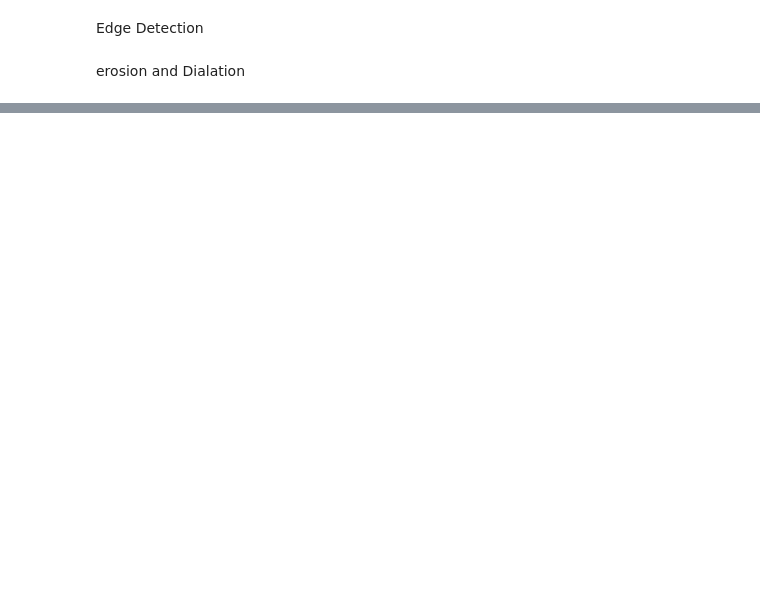
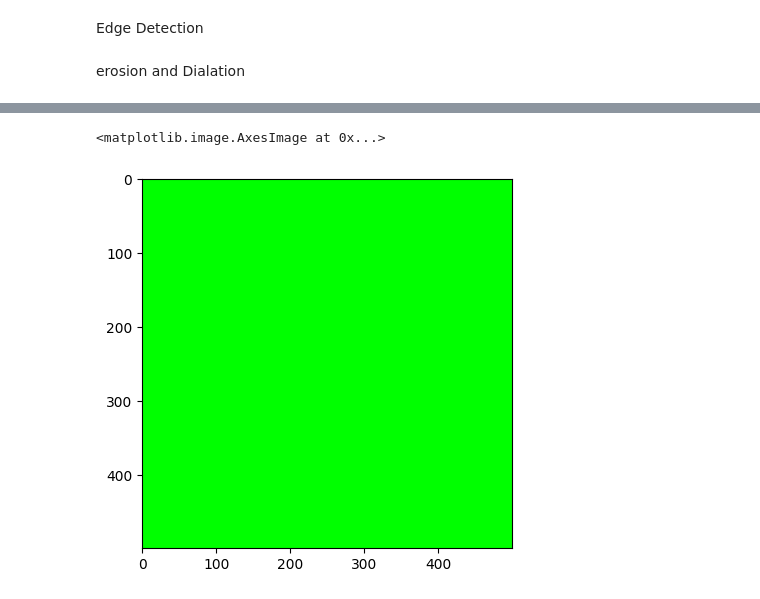
Before and after one commit to loop-hack/Neural_all, a Jupyter notebook: HandTrackingProject/handtrack.ipynb, the cells around one changed output, grey strips where cells are left out. Cells and saved outputs as stored; diff of their text form; code cells hidden in the pictures; blank space fills up the shorter version.

```diff
--- a/HandTrackingProject/handtrack.ipynb
+++ b/HandTrackingProject/handtrack.ipynb
@@ -95,0 +111,6 @@ cv2.destroyAllWindows()
+# %%
+blank[:] = (0,255,0)
+plt.imshow(blank)
+# %% [output]
+<matplotlib.image.AxesImage at 0x...>
+[figure, added]
```
Also changed, not shown: parts of 17 cells of this notebook.
